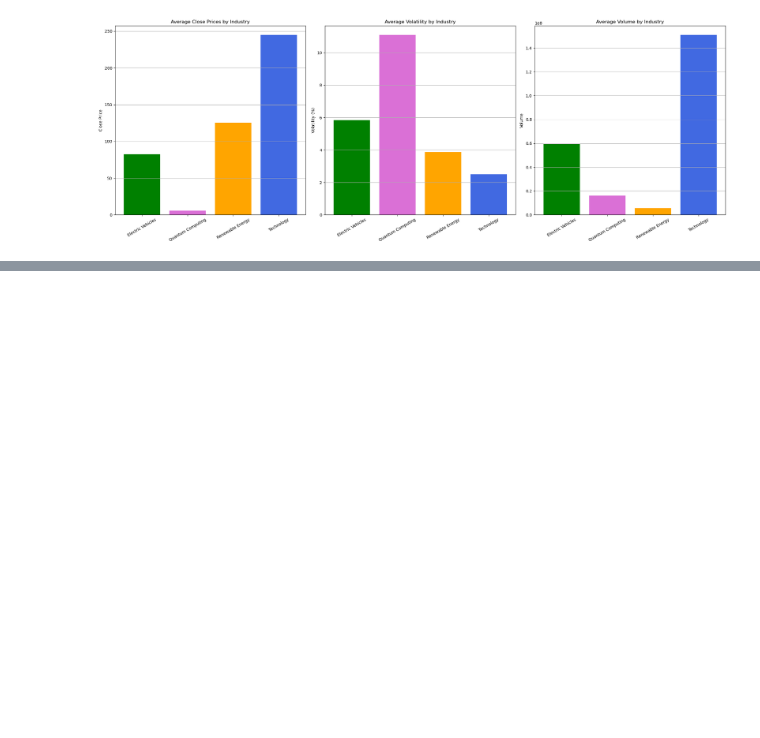
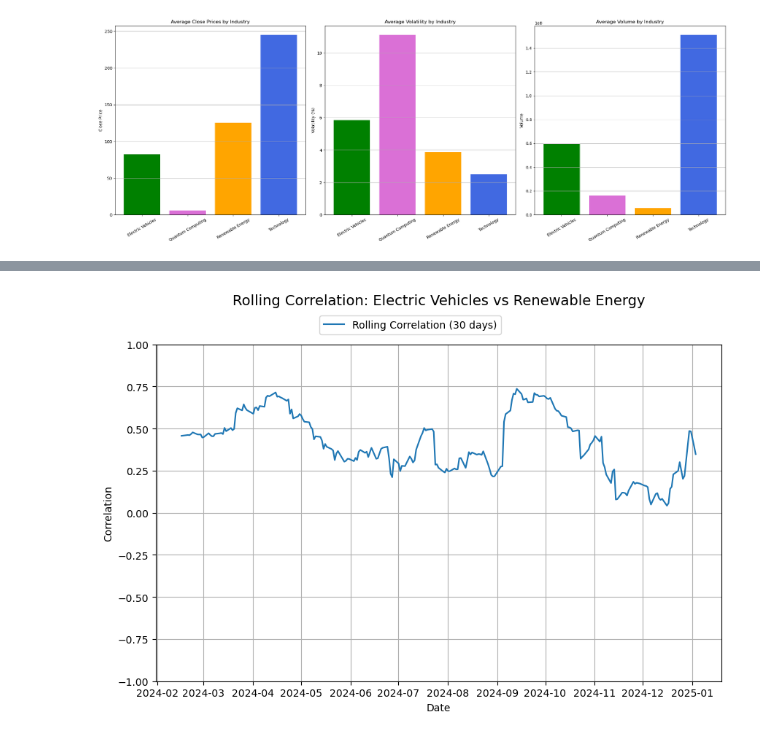
Before and after one commit to Ange-Dvs/PFDA-project, a Jupyter notebook: stocks.ipynb, the cells around one changed output, grey strips where cells are left out. Saved outputs shown, nothing was run; the diff lists cells and outputs as text; code cells hidden in the pictures; blank space fills up the shorter version.

```diff
--- a/stocks.ipynb
+++ b/stocks.ipynb
@@ -569,3 +587,22 @@ Technology           1.000000
+# %%
+# Rolling Correlation Analysis between Electric Vehicles and Renewable Energy
+
+# calculating the rolling correlation between two industries
+rolling_corr = industry_returns['Electric Vehicles'].rolling(window=30).corr(
+    industry_returns['Renewable Energy'])
+
+# plotting the results
+plt.figure(figsize=(10, 6))
+plt.plot(rolling_corr, label='Rolling Correlation (30 days)')
+plt.title('Rolling Correlation: Electric Vehicles vs Renewable Energy', y=1.10, fontsize=14)
+plt.xlabel('Date')
+plt.ylabel('Correlation')
+plt.ylim(-1, 1) # setting y min and max values
+plt.grid(True)
+plt.legend(loc='upper center', bbox_to_anchor=(0.45, 1.10))
+plt.show()
+# %% [output]
+[figure, added]
 # %%
 # creating an empty list to store summary statistics for each industry
 industry_summary = []
```
Also changed, not shown: parts of 8 cells of this notebook, 4 other files.
